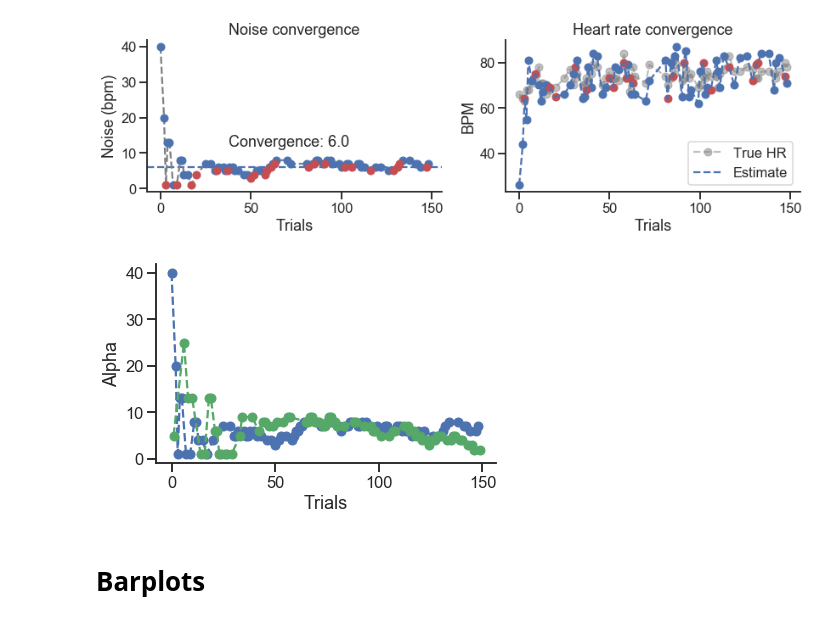
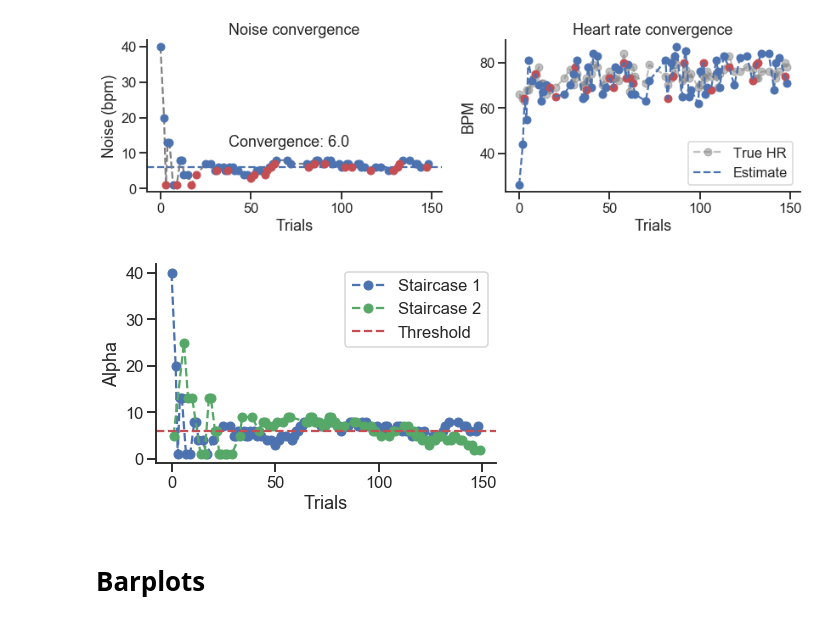
Before and after one commit to embodied-computation-group/Cardioception, a Jupyter notebook: cardioception/Analyses/Analyses.ipynb, the cells around one changed output. Cells and saved outputs as stored; diff of their text form; code cells hidden in the pictures.

```diff
--- a/cardioception/Analyses/Analyses.ipynb
+++ b/cardioception/Analyses/Analyses.ipynb
@@ -29,15 +29,31 @@ plt.savefig('clara_stari2.png', dpi=600)
 # %% [output]
 [figure]
 # %%
-plt.plot(np.abs(results_df.Alpha[results_df.StairCond==0]), 'bo--')
-plt.plot(np.abs(results_df.Alpha[results_df.StairCond==1]), 'go--')
+# staircase traces
+
+tr1, = plt.plot(np.abs(results_df.Alpha[results_df.StairCond==0]), 'bo--')
+tr2, = plt.plot(np.abs(results_df.Alpha[results_df.StairCond==1]), 'go--')
+tr1.set_label('Staircase 1')
+tr2.set_label('Staircase 2')
+
 sns.despine()
+
+# Convergence line
+revers = np.abs(results_df.Alpha[results_df.Accuracy == 0])
+conv = np.median(revers[~madmedianrule(revers)])
+plt.axhline(y=conv, linestyle='--', color = 'r', label = 'Threshold')
+#thresh.set_label('Threshold')
+plt.legend()
+# Text
+
+#plt.text(len(results_df)/2, conv*2, 'Threshold: ' + str(conv))
 plt.ylabel('Alpha')
 plt.xlabel('Trials')
+
 plt.tight_layout()
-plt.savefig('both.png', dpi=600)
+plt.savefig('staircases.png', dpi=600)
 # %% [output]
-[figure, old version]
+[figure, new version]
 # %% [markdown]
 # Barplots
 # %%
```
Also changed, not shown: parts of 6 cells of this notebook, 28 other files.
